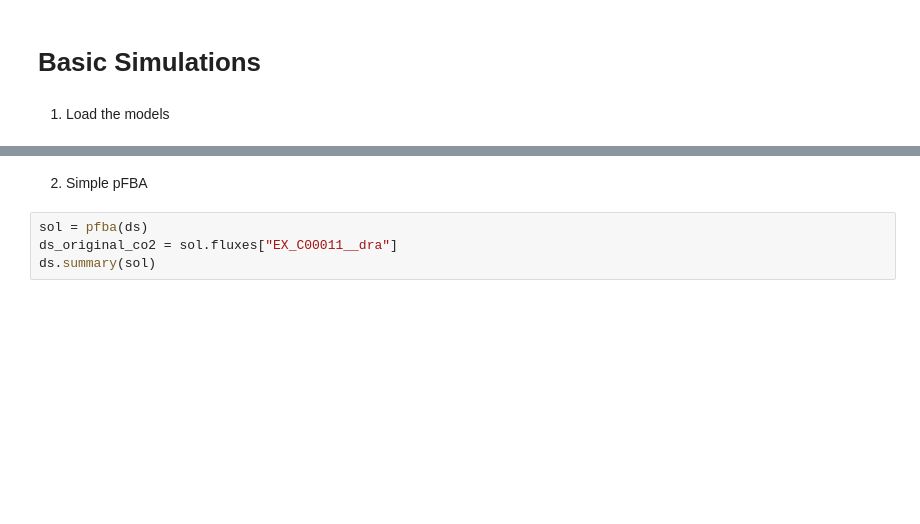
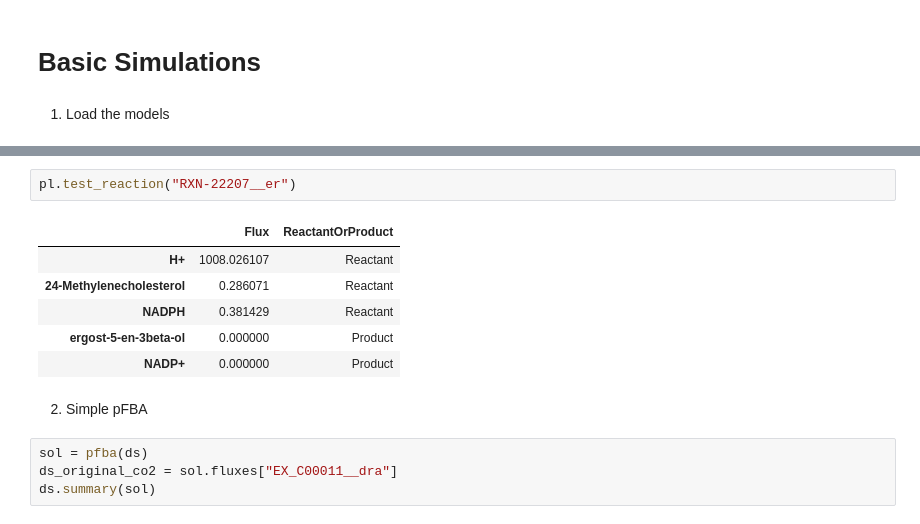
Before and after one commit to ecunha1996/model_analysis, a Jupyter notebook: code/basic_simulations.ipynb, the cells around one changed output, grey strips where cells are left out. Saved outputs shown, nothing was run; the diff lists cells and outputs as text; blank space fills up the shorter version.

```diff
--- a/code/basic_simulations.ipynb
+++ b/code/basic_simulations.ipynb
@@ -35,3 +33,12 @@ Model loaded
+# %%
+pl.test_reaction("RXN-22207__er")
+# %% [output]
+|  | Flux | ReactantOrProduct |
+| H+ | 1008.026107 | Reactant |
+| 24-Methylenecholesterol | 0.286071 | Reactant |
+| NADPH | 0.381429 | Reactant |
+| ergost-5-en-3beta-ol | 0.000000 | Product |
+| NADP+ | 0.000000 | Product |
 # %% [markdown]
 2. Simple pFBA
 # %%
```
Also changed, not shown: parts of 2 cells of this notebook, 5 other files.
